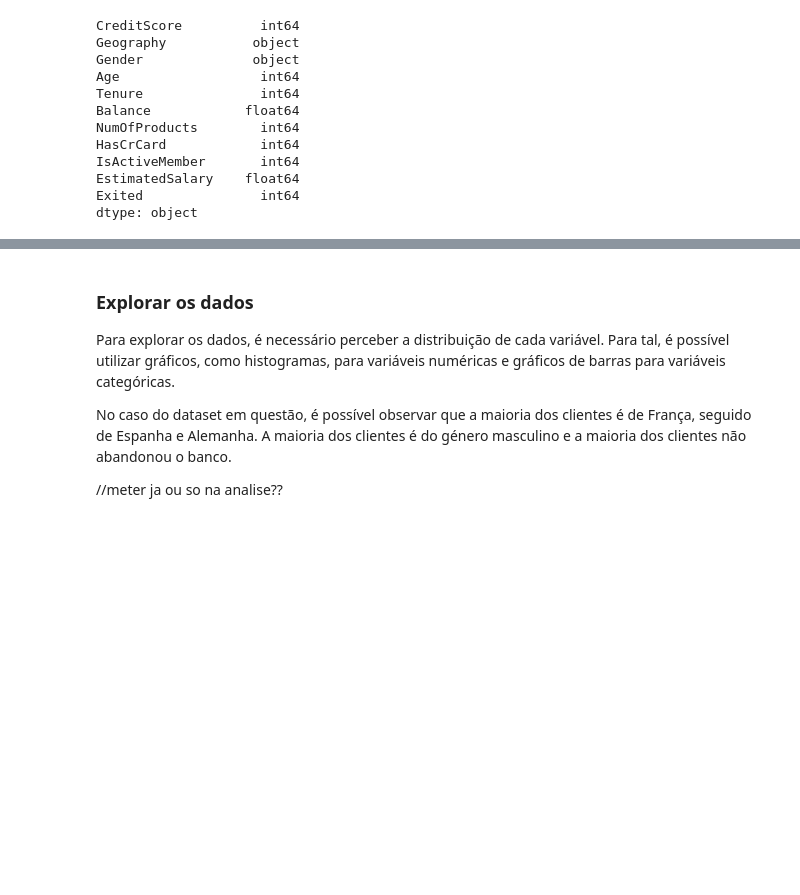
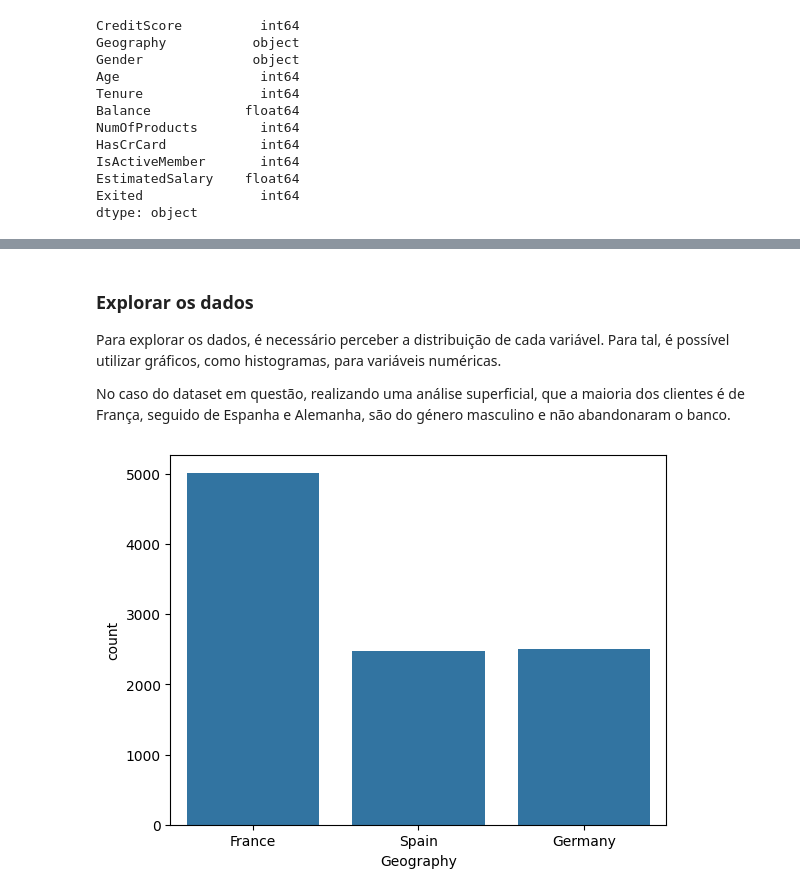
Before and after one commit to manelneto/churn, a Jupyter notebook: BankPrediction.ipynb, the cells around one changed output, grey strips where cells are left out. Drawn from its saved outputs; the diff is of its cells as text; code cells hidden in the pictures; blank space fills up the shorter version.

```diff
--- a/BankPrediction.ipynb
+++ b/BankPrediction.ipynb
@@ -185,8 +219,15 @@ dtype: object
 # %% [markdown]
 ### **Explorar os dados**
 
-Para explorar os dados, é necessário perceber a distribuição de cada variável. Para tal, é possível utilizar gráficos, como histogramas, para variáveis numéricas e gráficos de barras para variáveis categóricas.
+Para explorar os dados, é necessário perceber a distribuição de cada variável. Para tal, é possível utilizar gráficos, como histogramas, para variáveis numéricas.
 
-No caso do dataset em questão, é possível observar que a maioria dos clientes é de França, seguido de Espanha e Alemanha. A maioria dos clientes é do género masculino e a maioria dos clientes não abandonou o banco.
-
-//meter ja ou so na analise??
+No caso do dataset em questão, realizando uma análise superficial, que a maioria dos clientes é de França, seguido de Espanha e Alemanha, são do género masculino e não abandonaram o banco.
+# %%
+# grafico para se ver qual e o pais dominante
+import matplotlib.pyplot as plt
+import seaborn as sns
+
+sns.countplot(x='Geography', data=cleanDataframe)
+plt.show()
+# %% [output]
+[figure, added]
```
Also changed, not shown: parts of 6 cells of this notebook.
